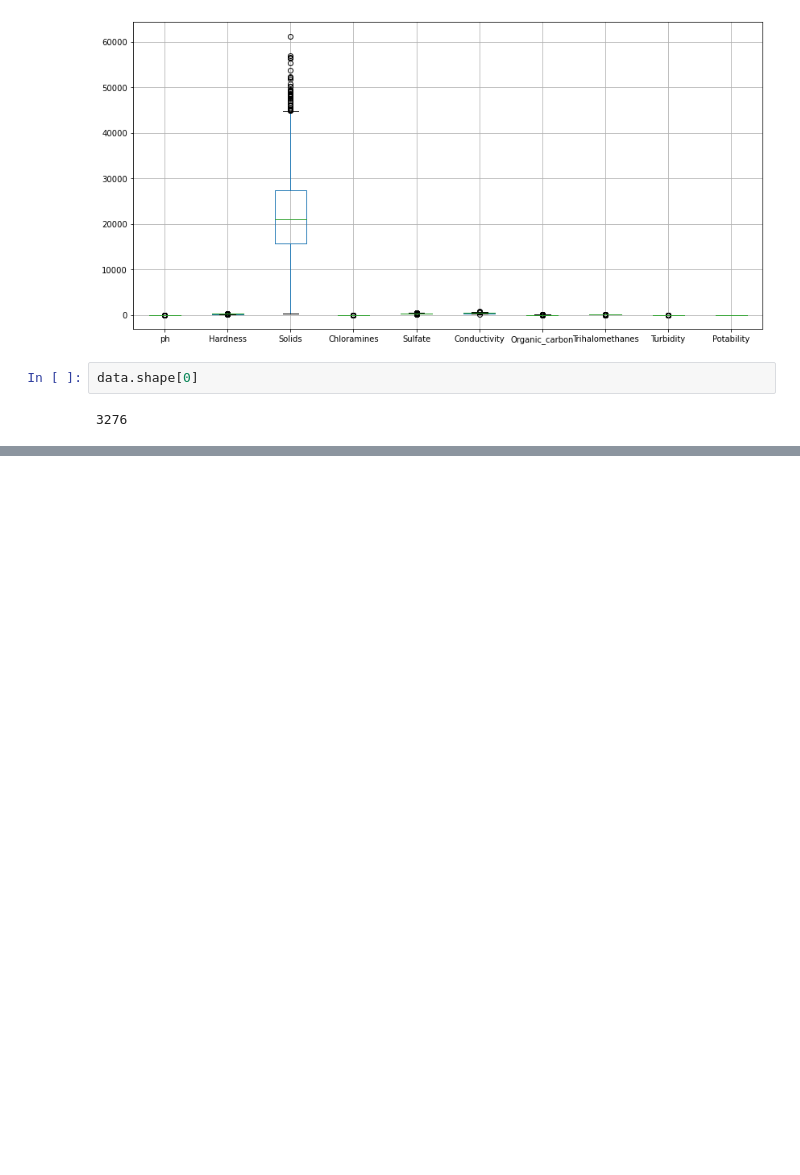
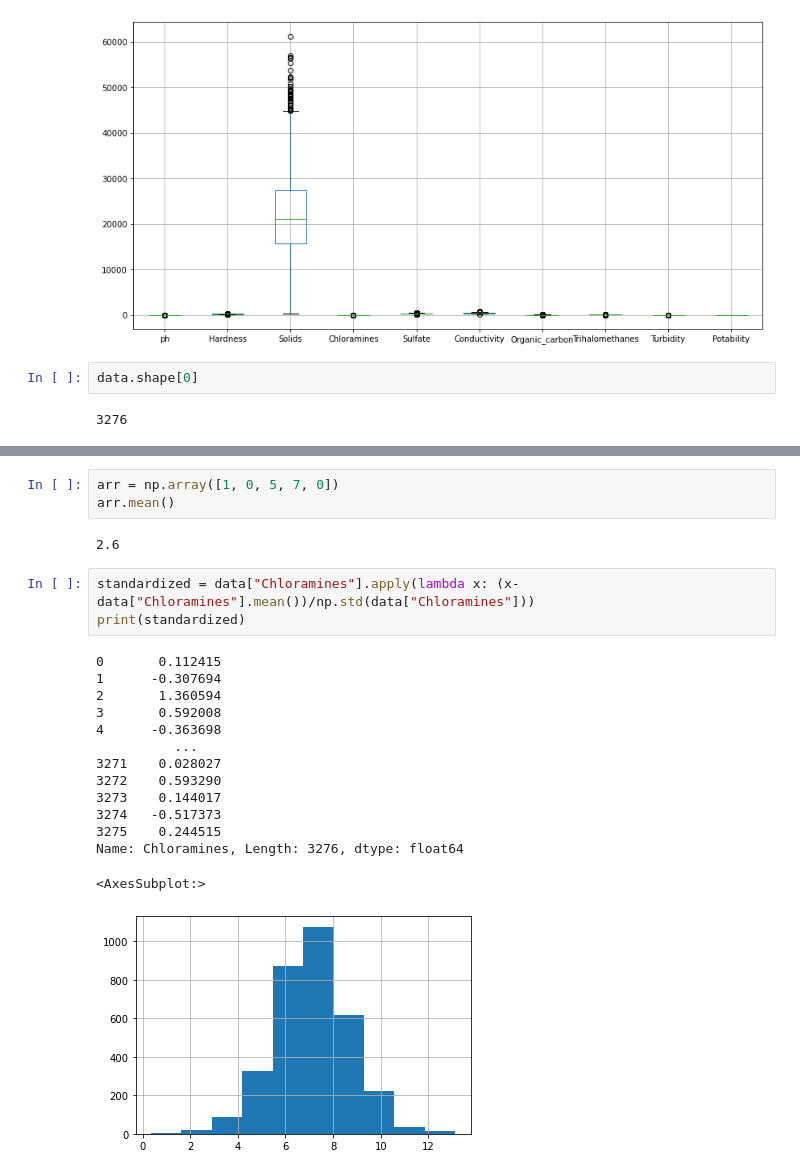
Before and after one commit to gprasad125/SC2022-BatchB-python-enjoyers, a Jupyter notebook: finalProject/EDA.ipynb, the cells around one changed output, grey strips where cells are left out. Saved outputs shown, nothing was run; the diff lists cells and outputs as text; blank space fills up the shorter version.

```diff
--- a/finalProject/EDA.ipynb
+++ b/finalProject/EDA.ipynb
@@ -179,0 +288,23 @@ px.parallel_coordinates(data, color="Potability", range_color = [0, 1], labels={
+# %%
+arr = np.array([1, 0, 5, 7, 0])
+arr.mean()
+# %% [output]
+2.6
+# %%
+standardized = data["Chloramines"].apply(lambda x: (x-data["Chloramines"].mean())/np.std(data["Chloramines"]))
+print(standardized)
+# %% [output]
+0       0.112415
+1      -0.307694
+2       1.360594
+3       0.592008
+4      -0.363698
+          ...
+3271    0.028027
+3272    0.593290
+3273    0.144017
+3274   -0.517373
+3275    0.244515
+Name: Chloramines, Length: 3276, dtype: float64
+<AxesSubplot:>
+[figure, added]
```
Also changed, not shown: parts of 12 cells of this notebook, 8 other files.
